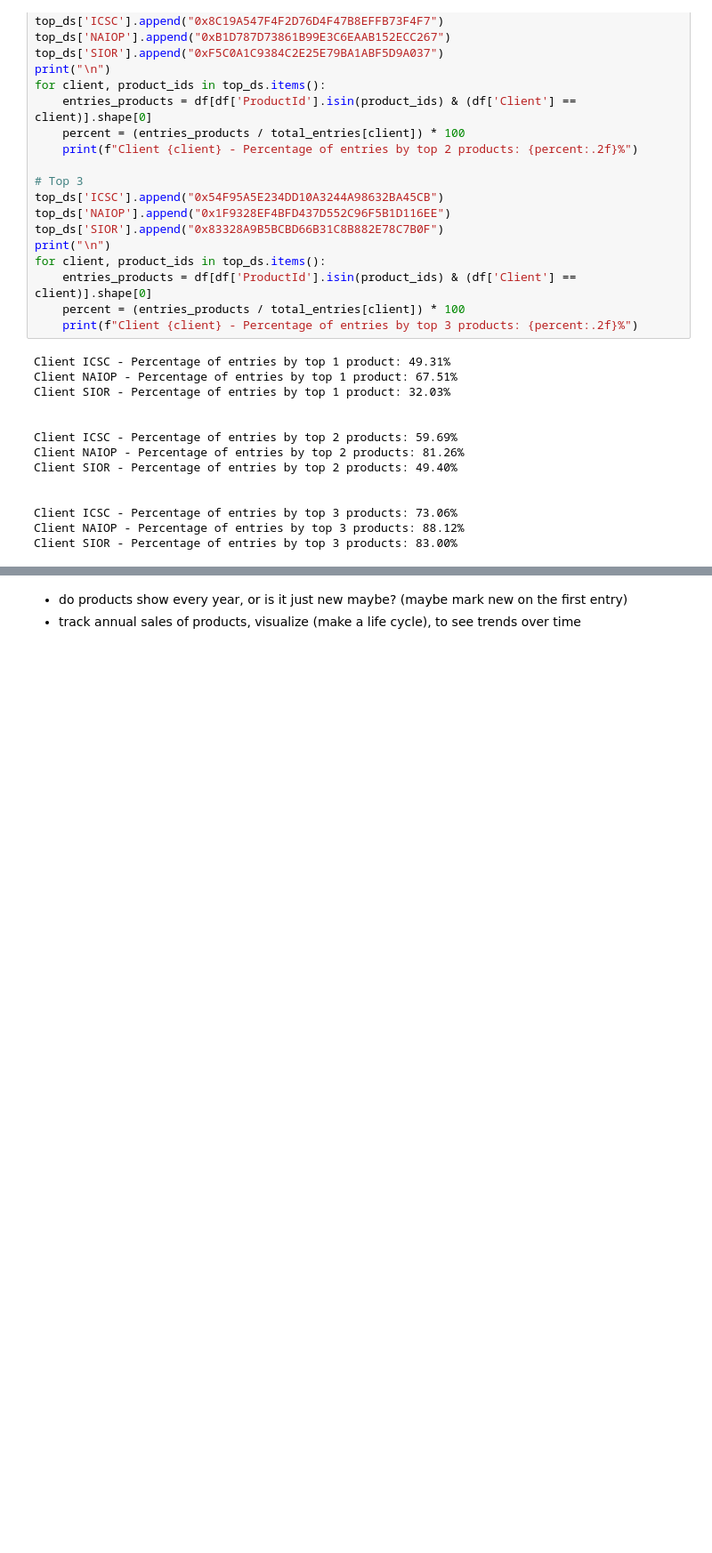
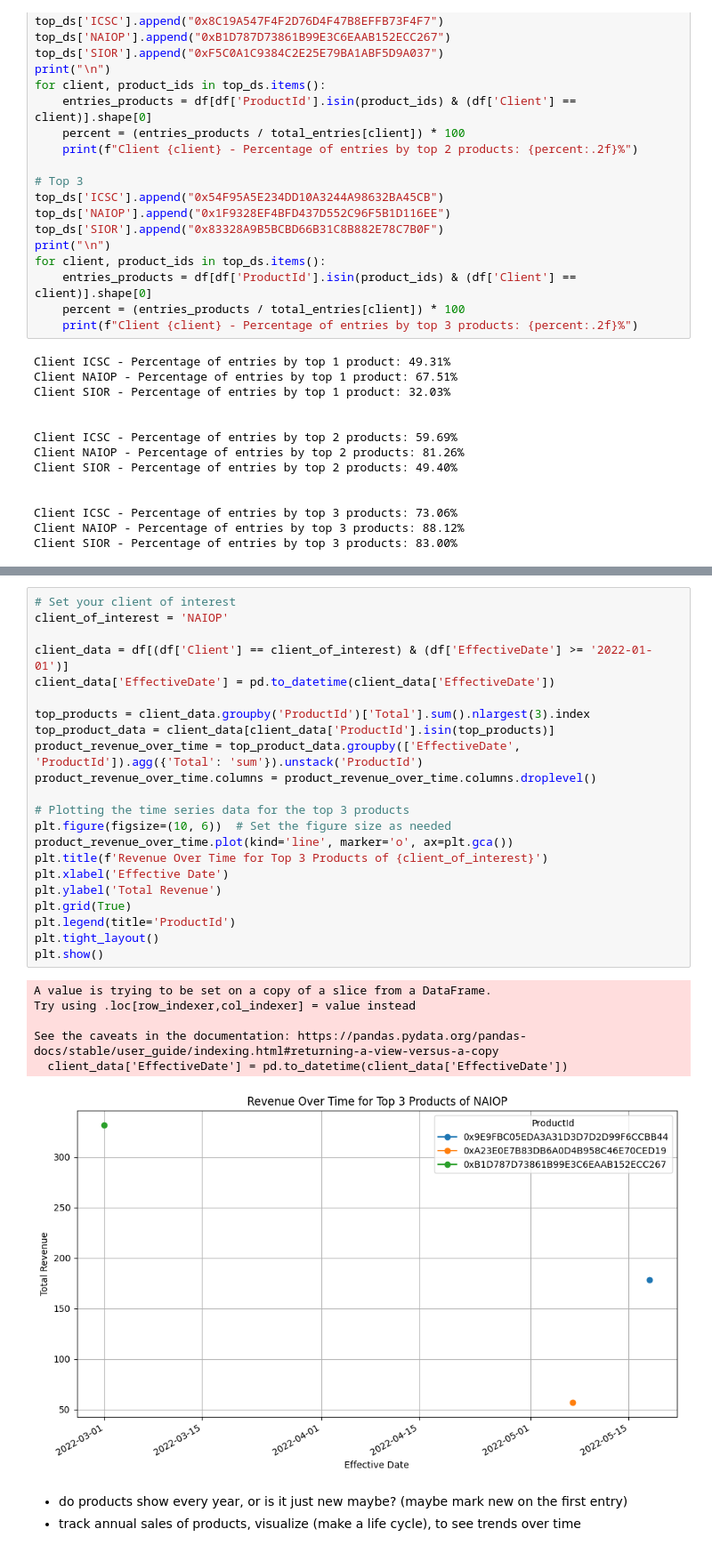
Before and after one commit to aKssup/data-consulting, a Jupyter notebook: mem_data_analysis.ipynb, the cells around one changed output, grey strips where cells are left out. Shown at 89% size. Drawn from its saved outputs; the diff is of its cells as text; blank space fills up the shorter version.

```diff
--- a/mem_data_analysis.ipynb
+++ b/mem_data_analysis.ipynb
@@ -559,3 +640,32 @@ Latest Expire Date: 2024-04-17 00:00:00
+# %%
+# Set your client of interest
+client_of_interest = 'NAIOP'
+
+client_data = df[(df['Client'] == client_of_interest) & (df['EffectiveDate'] >= '2022-01-01')]
+client_data['EffectiveDate'] = pd.to_datetime(client_data['EffectiveDate'])
+
+top_products = client_data.groupby('ProductId')['Total'].sum().nlargest(3).index
+top_product_data = client_data[client_data['ProductId'].isin(top_products)]
+product_revenue_over_time = top_product_data.groupby(['EffectiveDate', 'ProductId']).agg({'Total': 'sum'}).unstack('ProductId')
+product_revenue_over_time.columns = product_revenue_over_time.columns.droplevel()
+
+# Plotting the time series data for the top 3 products
+plt.figure(figsize=(10, 6))  # Set the figure size as needed
+product_revenue_over_time.plot(kind='line', marker='o', ax=plt.gca())
+plt.title(f'Revenue Over Time for Top 3 Products of {client_of_interest}')
+plt.xlabel('Effective Date')
+plt.ylabel('Total Revenue')
+plt.grid(True)
+plt.legend(title='ProductId')
+plt.tight_layout()
+plt.show()
+# %% [output]
+A value is trying to be set on a copy of a slice from a DataFrame.
+Try using .loc[row_indexer,col_indexer] = value instead
+
+See the caveats in the documentation: https://pandas.pydata.org/pandas-docs/stable/user_guide/indexing.html#returning-a-view-versus-a-copy
+  client_data['EffectiveDate'] = pd.to_datetime(client_data['EffectiveDate'])
+[figure, added]
 # %% [markdown]
 - do products show every year, or is it just new maybe? (maybe mark new on the first entry)
 - track annual sales of products, visualize (make a life cycle), to see trends over time
```
Also changed, not shown: parts of 6 cells of this notebook, 1 other file.
